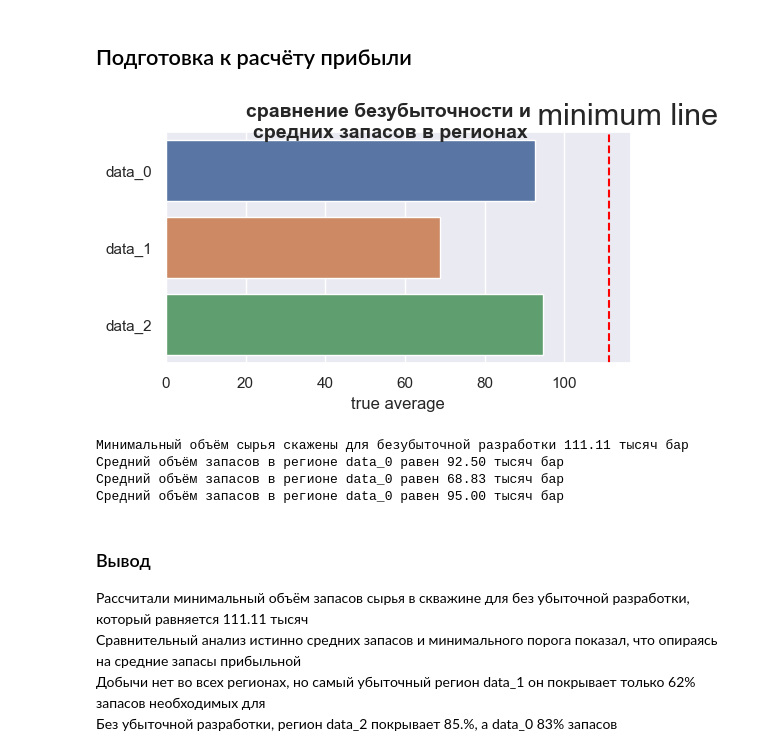
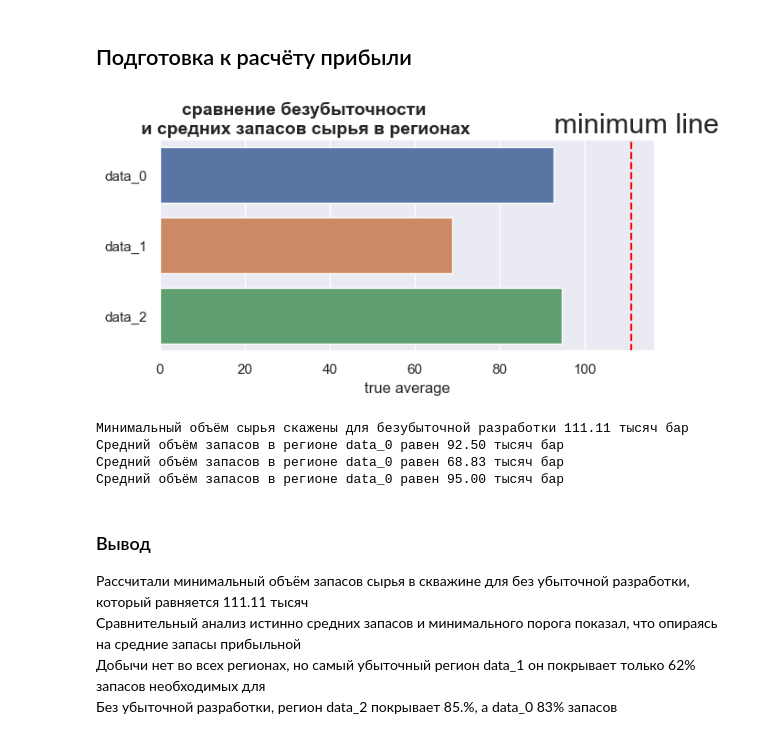
Before and after one commit to MaxMacClane/pythonScool, a Jupyter notebook: Practicum/Машинное обучение в бизнесе/615539ab-1fa1-4251-9ee1-c2375d3330eb.ipynb, the cells around one changed output. Saved outputs shown, nothing was run; the diff lists cells and outputs as text; code cells hidden in the pictures.

```diff
--- a/Practicum/Машинное обучение в бизнесе/615539ab-1fa1-4251-9ee1-c2375d3330eb.ipynb
+++ b/Practicum/Машинное обучение в бизнесе/615539ab-1fa1-4251-9ee1-c2375d3330eb.ipynb
@@ -395,23 +401,24 @@ MAXIMUM_THRESHOLD = 2.5
 MINIMUM_VOLUM = BUDGET / TARGET_QUANTITY / BARREL_1000
 # %%
 # график сравнивающий средние истинные запасы с минимальной нормой безубыточности
-fig = plt.figure(figsize=(6, 3))
+fig = plt.figure(figsize=(7, 3))
 ax = fig.add_subplot()
 
 ax = sns.barplot(data=final_result, y=final_result.index, x="true average");
-fig.suptitle('сравнение безубыточности и \nсредних запасов в регионах', fontsize=14, fontweight='bold')
+fig.suptitle('сравнение безубыточности\n и средних запасов сырья в регионах', x=0.35, y=1.02, fontsize=14,
+             fontweight='bold')
 
 ax.text(MINIMUM_VOLUM - 20, -.6, f' minimum line', fontsize=22)
 ax = plt.axvline(x=MINIMUM_VOLUM, color='red', linestyle='--');
 
 plt.show()
 
 print(f'Минимальный объём сырья скажены для безубыточной разработки {MINIMUM_VOLUM :.2f} тысяч бар')
 print(f'Средний объём запасов в регионе data_0 равен {data_0["product"].mean():.2f} тысяч бар')
 print(f'Средний объём запасов в регионе data_0 равен {data_1["product"].mean():.2f} тысяч бар')
 print(f'Средний объём запасов в регионе data_0 равен {data_2["product"].mean():.2f} тысяч бар')
 # %% [output]
-[figure, old version]
+[figure, new version]
 Минимальный объём сырья скажены для безубыточной разработки 111.11 тысяч бар
 Средний объём запасов в регионе data_0 равен 92.50 тысяч бар
 Средний объём запасов в регионе data_0 равен 68.83 тысяч бар
```
Also changed, not shown: parts of 14 cells of this notebook.
